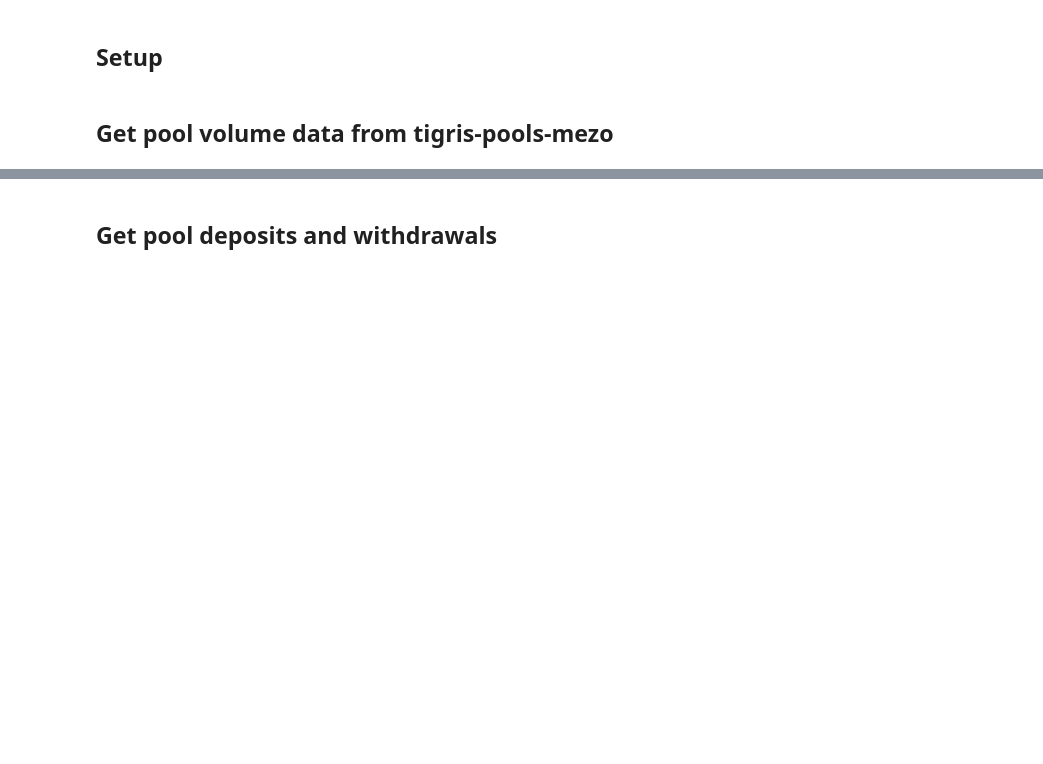
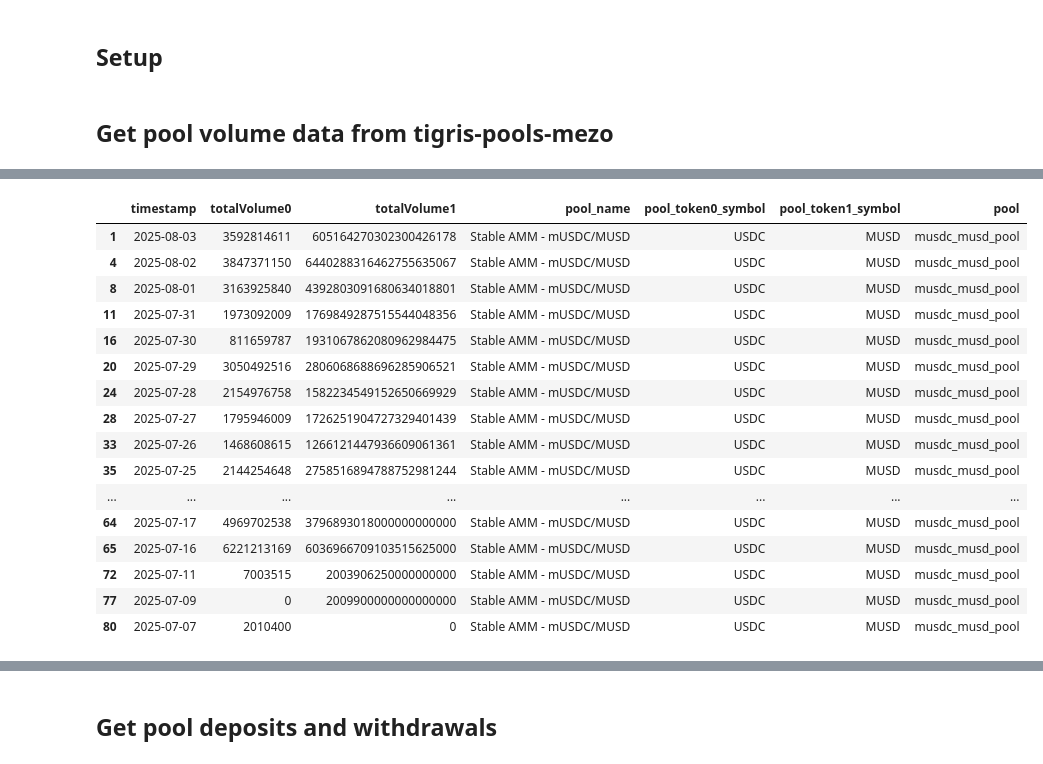
Before and after one commit to thesis/mezo-analytics, a Jupyter notebook: notebooks/pools.ipynb, the cells around one changed output, grey strips where cells are left out. Drawn from its saved outputs; the diff is of its cells as text; code cells hidden in the pictures; blank space fills up the shorter version.

```diff
--- a/notebooks/pools.ipynb
+++ b/notebooks/pools.ipynb
@@ -148,8 +173,8 @@ volume_df_flattened['pool_token1_symbol'] = volume_df_flattened['pool_token1_sym
 # ADD TO CURRENCY_CONFIG
 
 TIGRIS_MAP = {
-    'Volatile AMM - BTC/MUSD': 'musd_btc_pool',
-    'Stable AMM - mUSDC/MUSD': 'musd_musdc_pool',
+    'Volatile AMM - BTC/MUSD': 'btc_musd_pool',
+    'Stable AMM - mUSDC/MUSD': 'musdc_musd_pool',
     'Stable AMM - MUSD/mUSDT': 'musd_musdt_pool',
     'Stable AMM - mUSDC/mUSDT': 'musdc_musdt_pool'
 }
@@ -160,0 +193,24 @@ vol_df_test.head()
+# %%
+btc_musd_pool = vol_df_test.loc[vol_df_test['pool_name'] == 'Volatile AMM - BTC/MUSD']
+musd_musdt_pool = vol_df_test.loc[vol_df_test['pool_name'] == 'Stable AMM - MUSD/mUSDT']
+musdc_musd_pool = vol_df_test.loc[vol_df_test['pool_name'] == 'Stable AMM - mUSDC/MUSD']
+# %%
+musdc_musd_pool
+# %% [output]
+|  | timestamp | totalVolume0 | totalVolume1 | pool_name | pool_token0_symbol | pool_token1_symbol | pool |
+| 1 | 2025-08-03 | 3592814611 | 605164270302300426178 | Stable AMM - mUSDC/MUSD | USDC | MUSD | musdc_musd_pool |
+| 4 | 2025-08-02 | 3847371150 | 6440288316462755635067 | Stable AMM - mUSDC/MUSD | USDC | MUSD | musdc_musd_pool |
+| 8 | 2025-08-01 | 3163925840 | 4392803091680634018801 | Stable AMM - mUSDC/MUSD | USDC | MUSD | musdc_musd_pool |
+| 11 | 2025-07-31 | 1973092009 | 1769849287515544048356 | Stable AMM - mUSDC/MUSD | USDC | MUSD | musdc_musd_pool |
+| 16 | 2025-07-30 | 811659787 | 1931067862080962984475 | Stable AMM - mUSDC/MUSD | USDC | MUSD | musdc_musd_pool |
+| 20 | 2025-07-29 | 3050492516 | 2806068688696285906521 | Stable AMM - mUSDC/MUSD | USDC | MUSD | musdc_musd_pool |
+| 24 | 2025-07-28 | 2154976758 | 1582234549152650669929 | Stable AMM - mUSDC/MUSD | USDC | MUSD | musdc_musd_pool |
+| 28 | 2025-07-27 | 1795946009 | 1726251904727329401439 | Stable AMM - mUSDC/MUSD | USDC | MUSD | musdc_musd_pool |
+| 33 | 2025-07-26 | 1468608615 | 1266121447936609061361 | Stable AMM - mUSDC/MUSD | USDC | MUSD | musdc_musd_pool |
+| 35 | 2025-07-25 | 2144254648 | 2758516894788752981244 | Stable AMM - mUSDC/MUSD | USDC | MUSD | musdc_musd_pool |
+| ... | ... | ... | ... | ... | ... | ... | ... |
+| 64 | 2025-07-17 | 4969702538 | 3796893018000000000000 | Stable AMM - mUSDC/MUSD | USDC | MUSD | musdc_musd_pool |
+| 65 | 2025-07-16 | 6221213169 | 6036966709103515625000 | Stable AMM - mUSDC/MUSD | USDC | MUSD | musdc_musd_pool |
+| 72 | 2025-07-11 | 7003515 | 2003906250000000000 | Stable AMM - mUSDC/MUSD | USDC | MUSD | musdc_musd_pool |
+| 77 | 2025-07-09 | 0 | 2009900000000000000 | Stable AMM - mUSDC/MUSD | USDC | MUSD | musdc_musd_pool |
+| 80 | 2025-07-07 | 2010400 | 0 | Stable AMM - mUSDC/MUSD | USDC | MUSD | musdc_musd_pool |
```
Also changed, not shown: parts of 32 cells of this notebook, 5 other files.
